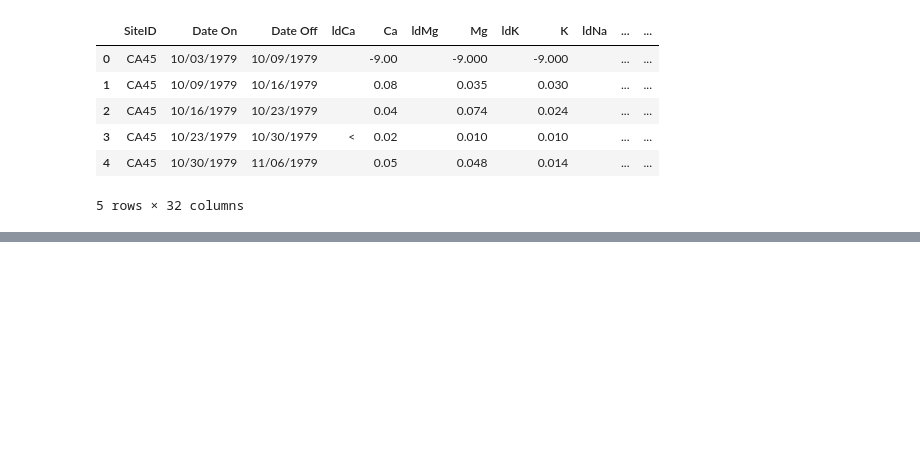
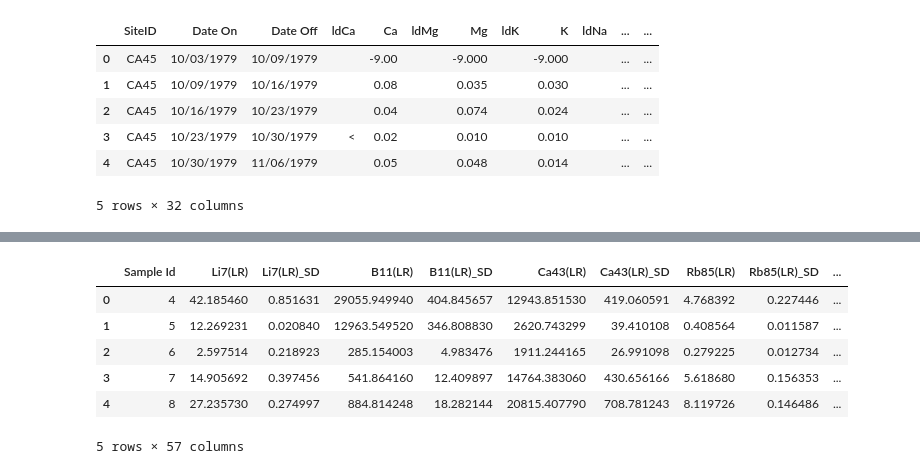
Before and after one commit to jessehahm/PrecipChemistry, a Jupyter notebook: Precip Chemistry.ipynb, the cells around one changed output, grey strips where cells are left out. Cells and saved outputs as stored; diff of their text form; code cells hidden in the pictures; blank space fills up the shorter version.

```diff
--- a/Precip Chemistry.ipynb
+++ b/Precip Chemistry.ipynb
@@ -52,0 +65,11 @@ Index([u'SiteID', u'Date On', u'Date Off', u'ldCa', u'Ca', u'ldMg', u'Mg',
+# %%
+hyojin_data = pd.read_excel('Data/20150519_ICP_rainwater_results_nM.xls')
+hyojin_data.head()
+# %% [output]
+|  | Sample Id | Li7(LR) | Li7(LR)_SD | B11(LR) | B11(LR)_SD | Ca43(LR) | Ca43(LR)_SD | Rb85(LR) | Rb85(LR)_SD | ... |
+| 0 | 4 | 42.185460 | 0.851631 | 29055.949940 | 404.845657 | 12943.851530 | 419.060591 | 4.768392 | 0.227446 | ... |
+| 1 | 5 | 12.269231 | 0.020840 | 12963.549520 | 346.808830 | 2620.743299 | 39.410108 | 0.408564 | 0.011587 | ... |
+| 2 | 6 | 2.597514 | 0.218923 | 285.154003 | 4.983476 | 1911.244165 | 26.991098 | 0.279225 | 0.012734 | ... |
+| 3 | 7 | 14.905692 | 0.397456 | 541.864160 | 12.409897 | 14764.383060 | 430.656166 | 5.618680 | 0.156353 | ... |
+| 4 | 8 | 27.235730 | 0.274997 | 884.814248 | 18.282144 | 20815.407790 | 708.781243 | 8.119726 | 0.146486 | ... |
+5 rows × 57 columns
```
Also changed, not shown: parts of 10 cells of this notebook, 20 other files.
